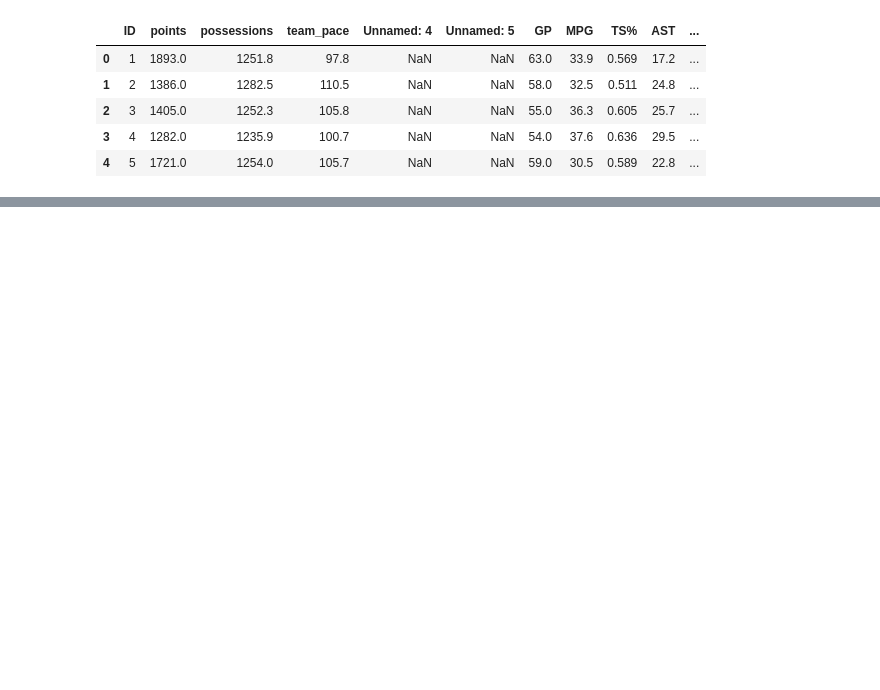
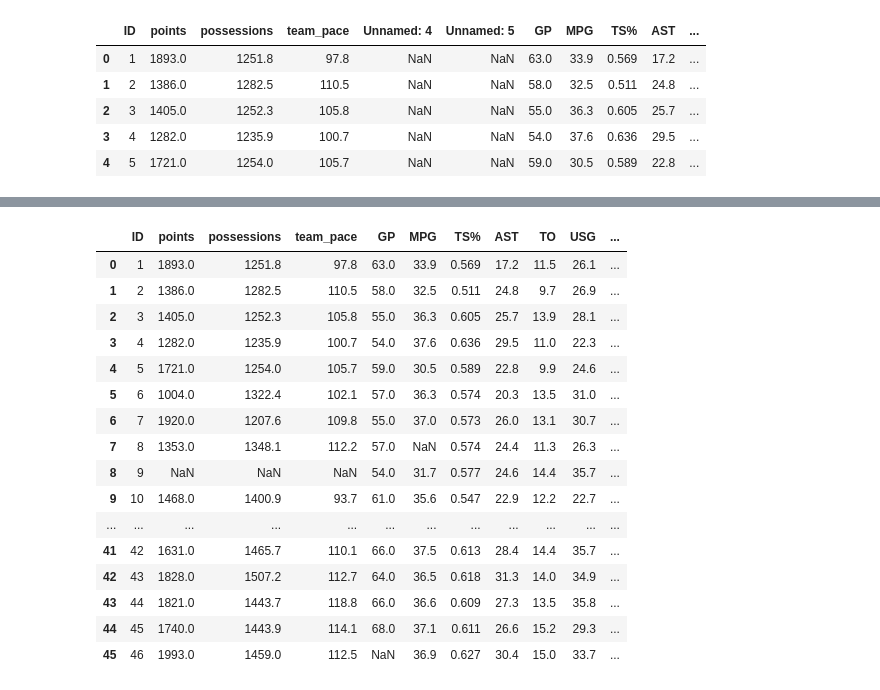
Before and after one commit to yveso/space-jam-anl, a Jupyter notebook: space-jam-anl.ipynb, the cells around one changed output, grey strips where cells are left out. Drawn from its saved outputs; the diff is of its cells as text; code cells hidden in the pictures; blank space fills up the shorter version.

Commit message:
Drop columns and rows

```diff
--- a/space-jam-anl.ipynb
+++ b/space-jam-anl.ipynb
@@ -12,0 +53,3 @@ player_df.head()
+# %%
+player_df.dropna(axis="columns", inplace=True, how="all")
+player_df.isna().sum()
@@ -12,0 +72,20 @@ player_df.head()
+# %%
+player_df
+# %% [output]
+|  | ID | points | possessions | team_pace | GP | MPG | TS% | AST | TO | USG | ... |
+| 0 | 1 | 1893.0 | 1251.8 | 97.8 | 63.0 | 33.9 | 0.569 | 17.2 | 11.5 | 26.1 | ... |
+| 1 | 2 | 1386.0 | 1282.5 | 110.5 | 58.0 | 32.5 | 0.511 | 24.8 | 9.7 | 26.9 | ... |
+| 2 | 3 | 1405.0 | 1252.3 | 105.8 | 55.0 | 36.3 | 0.605 | 25.7 | 13.9 | 28.1 | ... |
+| 3 | 4 | 1282.0 | 1235.9 | 100.7 | 54.0 | 37.6 | 0.636 | 29.5 | 11.0 | 22.3 | ... |
+| 4 | 5 | 1721.0 | 1254.0 | 105.7 | 59.0 | 30.5 | 0.589 | 22.8 | 9.9 | 24.6 | ... |
+| 5 | 6 | 1004.0 | 1322.4 | 102.1 | 57.0 | 36.3 | 0.574 | 20.3 | 13.5 | 31.0 | ... |
+| 6 | 7 | 1920.0 | 1207.6 | 109.8 | 55.0 | 37.0 | 0.573 | 26.0 | 13.1 | 30.7 | ... |
+| 7 | 8 | 1353.0 | 1348.1 | 112.2 | 57.0 | NaN | 0.574 | 24.4 | 11.3 | 26.3 | ... |
+| 8 | 9 | NaN | NaN | NaN | 54.0 | 31.7 | 0.577 | 24.6 | 14.4 | 35.7 | ... |
+| 9 | 10 | 1468.0 | 1400.9 | 93.7 | 61.0 | 35.6 | 0.547 | 22.9 | 12.2 | 22.7 | ... |
+| ... | ... | ... | ... | ... | ... | ... | ... | ... | ... | ... | ... |
+| 41 | 42 | 1631.0 | 1465.7 | 110.1 | 66.0 | 37.5 | 0.613 | 28.4 | 14.4 | 35.7 | ... |
+| 42 | 43 | 1828.0 | 1507.2 | 112.7 | 64.0 | 36.5 | 0.618 | 31.3 | 14.0 | 34.9 | ... |
+| 43 | 44 | 1821.0 | 1443.7 | 118.8 | 66.0 | 36.6 | 0.609 | 27.3 | 13.5 | 35.8 | ... |
+| 44 | 45 | 1740.0 | 1443.9 | 114.1 | 68.0 | 37.1 | 0.611 | 26.6 | 15.2 | 29.3 | ... |
+| 45 | 46 | 1993.0 | 1459.0 | 112.5 | NaN | 36.9 | 0.627 | 30.4 | 15.0 | 33.7 | ... |
```
Also changed, not shown: parts of 7 cells of this notebook.
